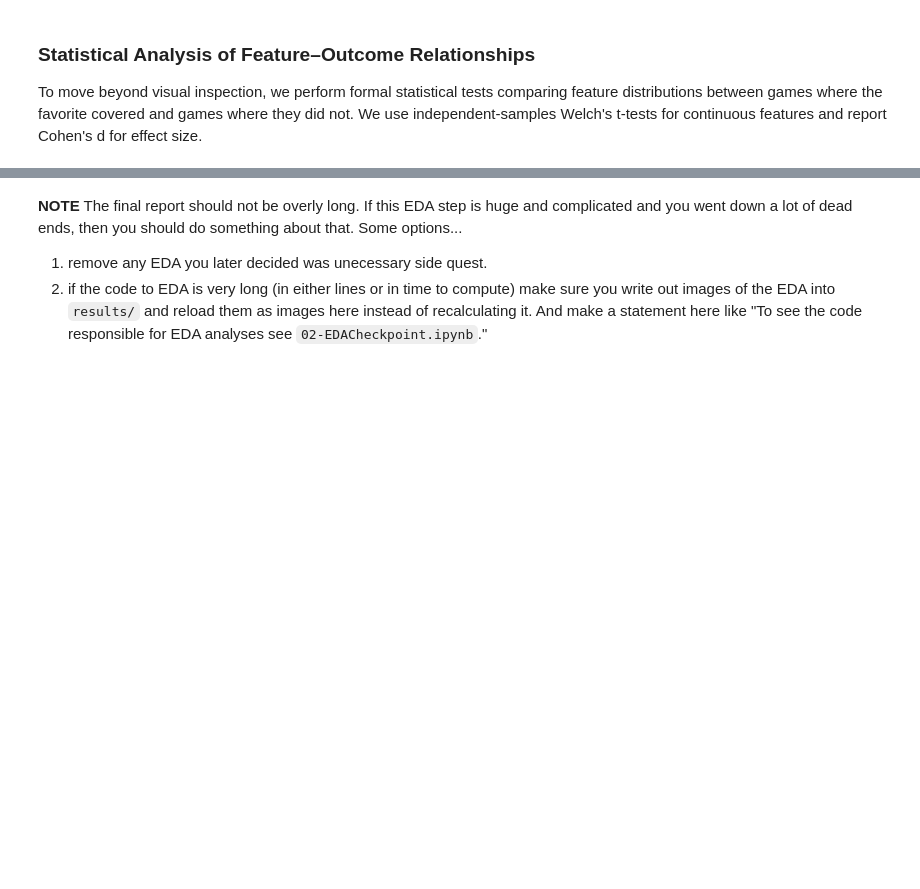
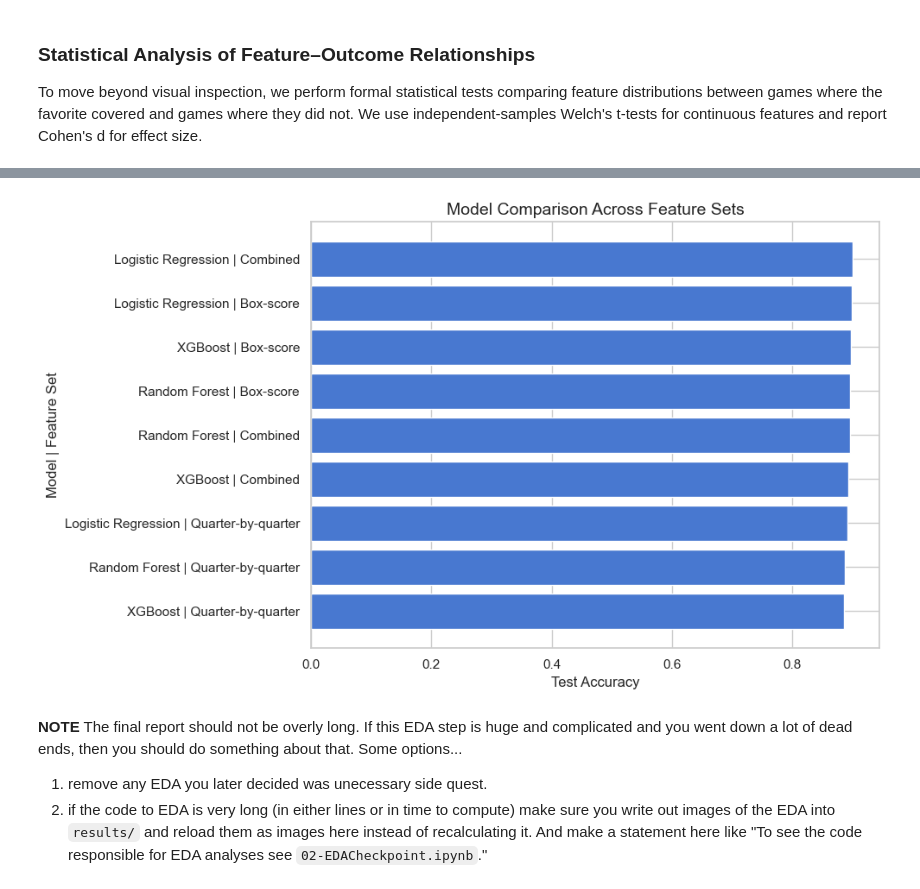
Before and after one commit to COGS108/Group064_WI26, a Jupyter notebook: 03-FinalProject.ipynb, the cells around one changed output, grey strips where cells are left out. Saved outputs shown, nothing was run; the diff lists cells and outputs as text; code cells hidden in the pictures; blank space fills up the shorter version.

```diff
--- a/03-FinalProject.ipynb
+++ b/03-FinalProject.ipynb
@@ -730,0 +978,22 @@ Need to do
+# %%
+# Evaluate the best models on the test set and compile results.
+test_results = []
+
+for feature_name, (X_train, X_test) in feature_sets.items():
+    for model_name in models.keys():
+        estimator = best_estimators[(feature_name, model_name)]
+        y_pred = estimator.predict(X_test)
+        test_acc = accuracy_score(y_test, y_pred)
+
+        test_results.append({
+            'Feature Set': feature_name,
+            'Model': model_name,
+            'Test Accuracy': test_acc
+        })
+
+test_results_df = pd.DataFrame(test_results).sort_values(
+    by='Test Accuracy',
+    ascending=False
+).reset_index(drop=True)
+
+test_results_df
@@ -731,3 +1051,18 @@ Need to do
+# %%
+# Model comparison box plot
+plot_df = test_results_df.copy()
+plot_df['Label'] = plot_df['Model'] + ' | ' + plot_df['Feature Set']
+plot_df = plot_df.sort_values('Test Accuracy', ascending=True)
+
+plt.figure(figsize=(10, 6))
+plt.barh(plot_df['Label'], plot_df['Test Accuracy'])
+plt.xlabel('Test Accuracy')
+plt.ylabel('Model | Feature Set')
+plt.title('Model Comparison Across Feature Sets')
+plt.tight_layout()
+plt.show()
+# %% [output]
+[figure, added]
 # %% [markdown]
 **NOTE** The final report should not be overly long.  If this EDA step is huge and complicated  and you went down a lot of dead ends, then you should do something about that.  Some options...
 
```
Also changed, not shown: parts of 47 cells of this notebook, 4 other files.
